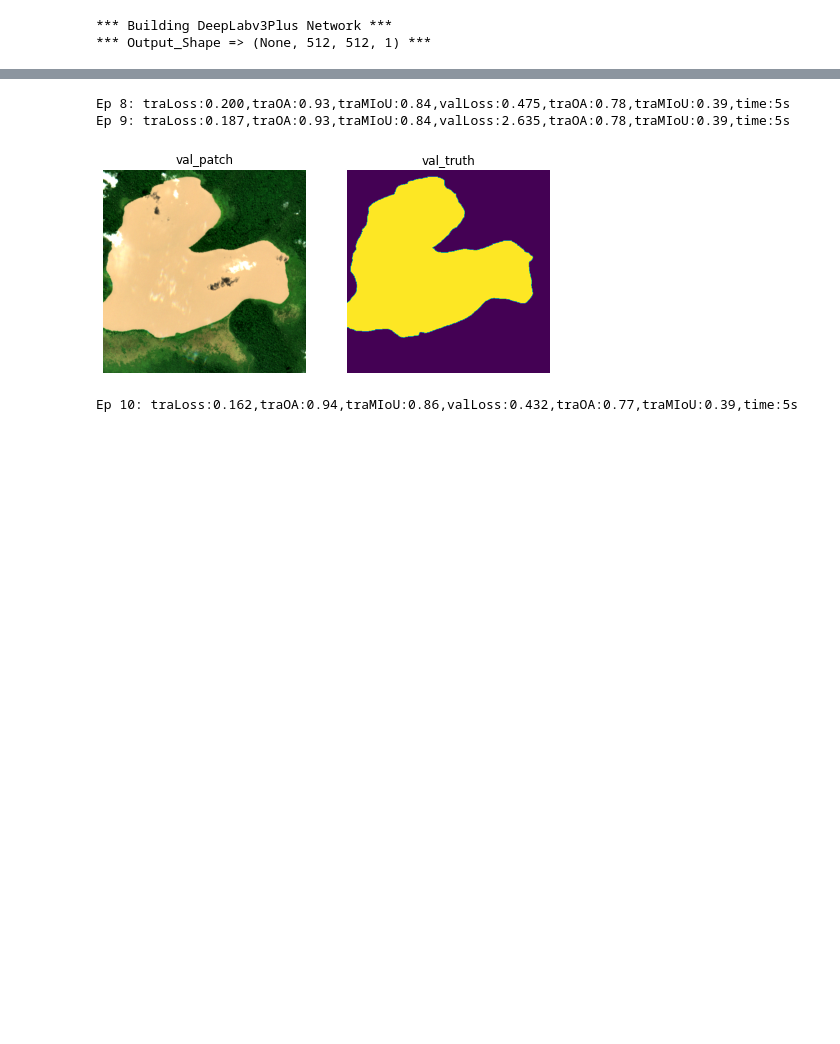
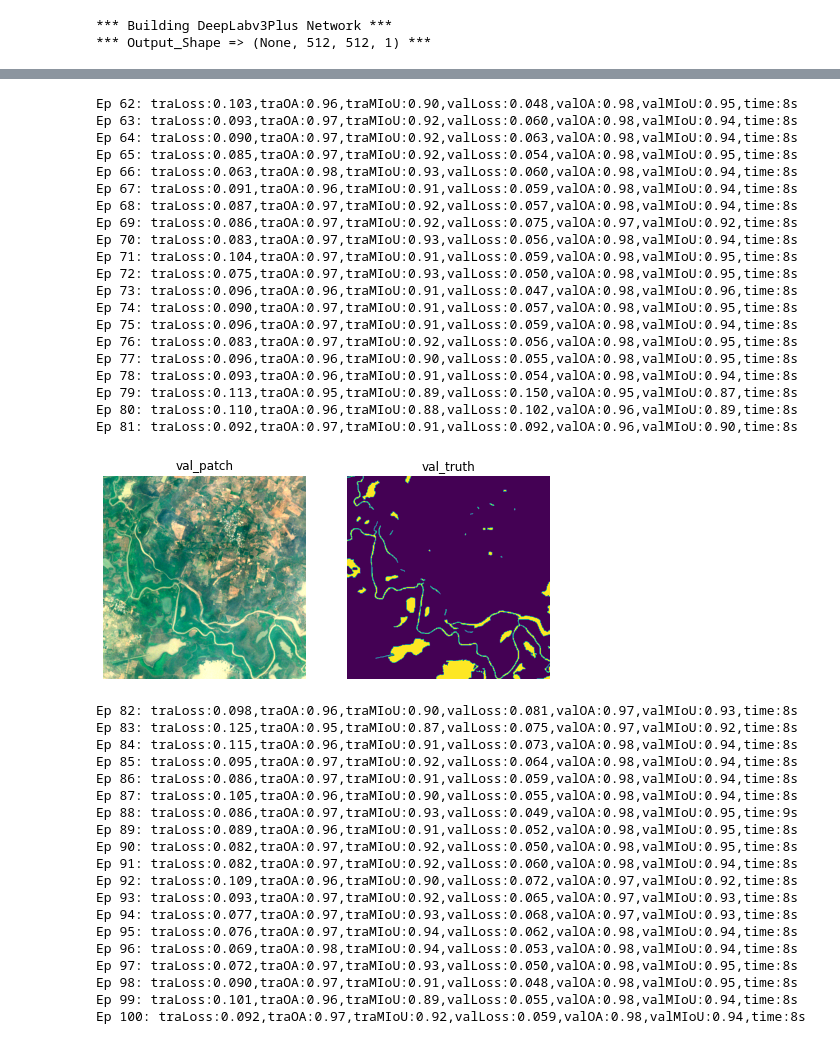
Before and after one commit to xinluo2018/WatNet, a Jupyter notebook: notebooks/trainer.ipynb, the cells around one changed output, grey strips where cells are left out. Cells and saved outputs as stored; diff of their text form; code cells hidden in the pictures; blank space fills up the shorter version.

```diff
--- a/notebooks/trainer.ipynb
+++ b/notebooks/trainer.ipynb
@@ -49,18 +28,15 @@ len(patches_pair)
 path_tra_data = 'data/tfrecord-s2/tra_data.tfrecords'
 path_val_data = 'data/tfrecord-s2/val_data.tfrecords'
 ## training data
-traData = tf.data.TFRecordDataset(path_tra_data)
-traData = traData.map(parse_image).map(parse_shape)\
+tra_dset = tf.data.TFRecordDataset(path_tra_data)
+tra_dset = tra_dset.map(parse_image).map(parse_shape)\
             .cache()\
             .map(toPatchPair)\
-            .map(image_aug)
-traData = traData.shuffle(config.buffer_size).batch(config.batch_size)
+            .map(img_aug)
+tra_dset = tra_dset.shuffle(config.buffer_size).batch(config.batch_size)
 
 ## validation data
-valData = tf.data.TFRecordDataset(path_val_data)
-valData = valData.map(parse_image).map(parse_shape)\
-            .map(toPatchPair)\
-            .cache()
-valData = valData.batch(config.batch_size)
-traData
-valData
+val_dset = tf.data.TFRecordDataset(path_val_data)
+val_dset = val_dset.map(parse_image).map(parse_shape)\
+            .map(toPatchPair)
+val_dset = val_dset.batch(32)
@@ -79,6 +56,6 @@ valData
 # %%
 ## model configuration
-model = watnet(input_shape=(config.patch_size, config.patch_size, 6), nclasses=2)
+model = watnet(input_shape=(config.patch_size, config.patch_size, config.num_bands), nclasses=2)
 # %% [output]
 *** Building DeepLabv3Plus Network ***
 *** Output_Shape => (None, 512, 512, 1) ***
@@ -112,19 +89,19 @@ def train_loops(model, loss_fun, optimizer, tra_dset, val_dset, epochs):
     max_miou_pre = 0.8
     for epoch in range(epochs):
         start = time.time()
-        '''---3.1 train the model---'''
+        ###--- train the model ---
         for x_batch, y_batch in tra_dset:
             tra_loss_epoch,tra_oa_epoch,tra_miou_epoch = train_step(model, loss_fun, optimizer, x_batch, y_batch)
-        '''---3.2 test the model---'''
+        ### --- test the model ---
         for x_batch, y_batch in val_dset:
             val_loss_epoch, val_oa_epoch, val_miou_epoch = test_step(model, loss_fun, x_batch, y_batch)
-        '''---3.3 update the metrics----'''
+        ### --- update the metrics ---
         config.tra_loss.reset_states(), config.tra_oa.reset_states(), config.tra_miou.reset_states()
         config.val_loss.reset_states(), config.val_oa.reset_states(), config.val_miou.reset_states()
-        format = 'Ep {}: traLoss:{:.3f},traOA:{:.2f},traMIoU:{:.2f},valLoss:{:.3f},traOA:{:.2f},traMIoU:{:.2f},time:{:.0f}s'
+        format = 'Ep {}: traLoss:{:.3f},traOA:{:.3f},traMIoU:{:.3f},valLoss:{:.3f},valOA:{:.3f},valMIoU:{:.3f},time:{:.0f}s'
         print(format.format(epoch + 1, tra_loss_epoch, tra_oa_epoch, tra_miou_epoch, val_loss_epoch, val_oa_epoch, val_miou_epoch, time.time() - start))
 
-        '''---3.4 visualize the results---'''
+        ## --- visualize the results ---
         if epoch%20 == 0:
             i = np.random.randint(config.batch_size)
             for val_patch, val_truth in val_dset.take(1):
@@ -139,7 +116,7 @@ def train_loops(model, loss_fun, optimizer, tra_dset, val_dset, epochs):
 train_loops(model=model, \
             loss_fun=config.loss_bce, \
             optimizer=config.opt_adam, \
-            tra_dset=traData, \
-            val_dset=valData, \
+            tra_dset=tra_dset, \
+            val_dset=val_dset, \
             epochs=config.epochs)
 # %% [output]
@@ -157,7 +188,43 @@ Ep 7: traLoss:0.154,traOA:0.93,traMIoU:0.83,valLoss:0.851,traOA:0.78,traMIoU:0.3
-Ep 8: traLoss:0.200,traOA:0.93,traMIoU:0.84,valLoss:0.475,traOA:0.78,traMIoU:0.39,time:5s
-Ep 9: traLoss:0.187,traOA:0.93,traMIoU:0.84,valLoss:2.635,traOA:0.78,traMIoU:0.39,time:5s
+Ep 62: traLoss:0.103,traOA:0.96,traMIoU:0.90,valLoss:0.048,valOA:0.98,valMIoU:0.95,time:8s
+Ep 63: traLoss:0.093,traOA:0.97,traMIoU:0.92,valLoss:0.060,valOA:0.98,valMIoU:0.94,time:8s
+Ep 64: traLoss:0.090,traOA:0.97,traMIoU:0.92,valLoss:0.063,valOA:0.98,valMIoU:0.94,time:8s
+Ep 65: traLoss:0.085,traOA:0.97,traMIoU:0.92,valLoss:0.054,valOA:0.98,valMIoU:0.95,time:8s
+Ep 66: traLoss:0.063,traOA:0.98,traMIoU:0.93,valLoss:0.060,valOA:0.98,valMIoU:0.94,time:8s
+Ep 67: traLoss:0.091,traOA:0.96,traMIoU:0.91,valLoss:0.059,valOA:0.98,valMIoU:0.94,time:8s
+Ep 68: traLoss:0.087,traOA:0.97,traMIoU:0.92,valLoss:0.057,valOA:0.98,valMIoU:0.94,time:8s
+Ep 69: traLoss:0.086,traOA:0.97,traMIoU:0.92,valLoss:0.075,valOA:0.97,valMIoU:0.92,time:8s
+Ep 70: traLoss:0.083,traOA:0.97,traMIoU:0.93,valLoss:0.056,valOA:0.98,valMIoU:0.94,time:8s
+Ep 71: traLoss:0.104,traOA:0.97,traMIoU:0.91,valLoss:0.059,valOA:0.98,valMIoU:0.95,time:8s
+Ep 72: traLoss:0.075,traOA:0.97,traMIoU:0.93,valLoss:0.050,valOA:0.98,valMIoU:0.95,time:8s
+Ep 73: traLoss:0.096,traOA:0.96,traMIoU:0.91,valLoss:0.047,valOA:0.98,valMIoU:0.96,time:8s
+Ep 74: traLoss:0.090,traOA:0.97,traMIoU:0.91,valLoss:0.057,valOA:0.98,valMIoU:0.95,time:8s
+Ep 75: traLoss:0.096,traOA:0.97,traMIoU:0.91,valLoss:0.059,valOA:0.98,valMIoU:0.94,time:8s
+Ep 76: traLoss:0.083,traOA:0.97,traMIoU:0.92,valLoss:0.056,valOA:0.98,valMIoU:0.95,time:8s
+Ep 77: traLoss:0.096,traOA:0.96,traMIoU:0.90,valLoss:0.055,valOA:0.98,valMIoU:0.95,time:8s
+Ep 78: traLoss:0.093,traOA:0.96,traMIoU:0.91,valLoss:0.054,valOA:0.98,valMIoU:0.94,time:8s
+Ep 79: traLoss:0.113,traOA:0.95,traMIoU:0.89,valLoss:0.150,valOA:0.95,valMIoU:0.87,time:8s
+Ep 80: traLoss:0.110,traOA:0.96,traMIoU:0.88,valLoss:0.102,valOA:0.96,valMIoU:0.89,time:8s
+Ep 81: traLoss:0.092,traOA:0.97,traMIoU:0.91,valLoss:0.092,valOA:0.96,valMIoU:0.90,time:8s
-[figure, old version]
+[figure, new version]
-Ep 10: traLoss:0.162,traOA:0.94,traMIoU:0.86,valLoss:0.432,traOA:0.77,traMIoU:0.39,time:5s
+Ep 82: traLoss:0.098,traOA:0.96,traMIoU:0.90,valLoss:0.081,valOA:0.97,valMIoU:0.93,time:8s
+Ep 83: traLoss:0.125,traOA:0.95,traMIoU:0.87,valLoss:0.075,valOA:0.97,valMIoU:0.92,time:8s
+Ep 84: traLoss:0.115,traOA:0.96,traMIoU:0.91,valLoss:0.073,valOA:0.98,valMIoU:0.94,time:8s
+Ep 85: traLoss:0.095,traOA:0.97,traMIoU:0.92,valLoss:0.064,valOA:0.98,valMIoU:0.94,time:8s
+Ep 86: traLoss:0.086,traOA:0.97,traMIoU:0.91,valLoss:0.059,valOA:0.98,valMIoU:0.94,time:8s
+Ep 87: traLoss:0.105,traOA:0.96,traMIoU:0.90,valLoss:0.055,valOA:0.98,valMIoU:0.94,time:8s
+Ep 88: traLoss:0.086,traOA:0.97,traMIoU:0.93,valLoss:0.049,valOA:0.98,valMIoU:0.95,time:9s
+Ep 89: traLoss:0.089,traOA:0.96,traMIoU:0.91,valLoss:0.052,valOA:0.98,valMIoU:0.95,time:8s
+Ep 90: traLoss:0.082,traOA:0.97,traMIoU:0.92,valLoss:0.050,valOA:0.98,valMIoU:0.95,time:8s
+Ep 91: traLoss:0.082,traOA:0.97,traMIoU:0.92,valLoss:0.060,valOA:0.98,valMIoU:0.94,time:8s
+Ep 92: traLoss:0.109,traOA:0.96,traMIoU:0.90,valLoss:0.072,valOA:0.97,valMIoU:0.92,time:8s
+Ep 93: traLoss:0.093,traOA:0.97,traMIoU:0.92,valLoss:0.065,valOA:0.97,valMIoU:0.93,time:8s
+Ep 94: traLoss:0.077,traOA:0.97,traMIoU:0.93,valLoss:0.068,valOA:0.97,valMIoU:0.93,time:8s
+Ep 95: traLoss:0.076,traOA:0.97,traMIoU:0.94,valLoss:0.062,valOA:0.98,valMIoU:0.94,time:8s
+Ep 96: traLoss:0.069,traOA:0.98,traMIoU:0.94,valLoss:0.053,valOA:0.98,valMIoU:0.94,time:8s
+Ep 97: traLoss:0.072,traOA:0.97,traMIoU:0.93,valLoss:0.050,valOA:0.98,valMIoU:0.95,time:8s
+Ep 98: traLoss:0.090,traOA:0.97,traMIoU:0.91,valLoss:0.048,valOA:0.98,valMIoU:0.95,time:8s
+Ep 99: traLoss:0.101,traOA:0.96,traMIoU:0.89,valLoss:0.055,valOA:0.98,valMIoU:0.94,time:8s
+Ep 100: traLoss:0.092,traOA:0.97,traMIoU:0.92,valLoss:0.059,valOA:0.98,valMIoU:0.94,time:8s
 # %%
 ### model saving
 # path_save = 'models/pretrained_model/watnet_tmp'
```
Also changed, not shown: parts of 8 cells of this notebook, 16 other files.
